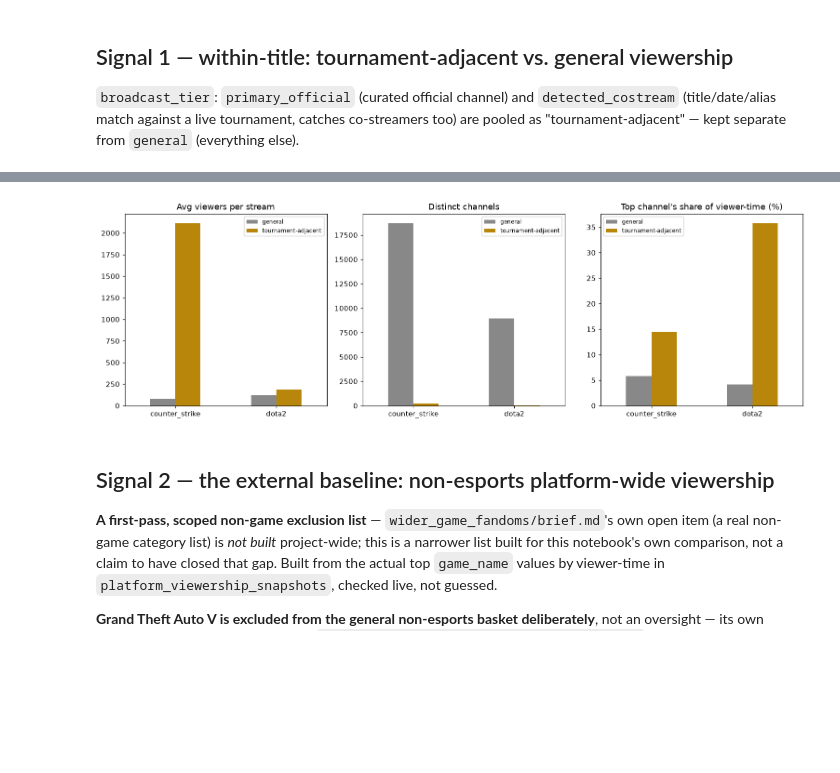
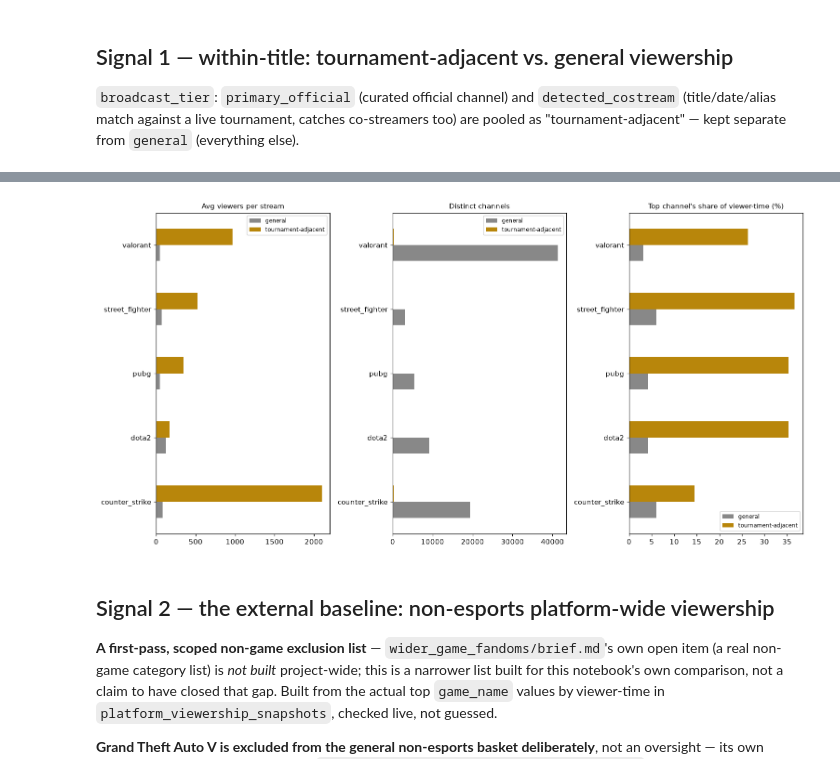
Before and after one commit to JacobH1994/fandomdatapuller, a Jupyter notebook: research/foundations/esports_vs_game_fandom_signal_model/notebooks/tournament_window_comparison.ipynb, the cells around one changed output, grey strips where cells are left out. Cells and saved outputs as stored; diff of their text form; code cells hidden in the pictures; blank space fills up the shorter version.

```diff
--- a/research/foundations/esports_vs_game_fandom_signal_model/notebooks/tournament_window_comparison.ipynb
+++ b/research/foundations/esports_vs_game_fandom_signal_model/notebooks/tournament_window_comparison.ipynb
@@ -81,7 +87,8 @@ separate from `general` (everything else).
 tier_rows = conn.execute('''
     SELECT title_id, broadcast_tier, channel_id, viewer_count, language
     FROM viewership_snapshots
-    WHERE title_id IN ('counter_strike', 'dota2') AND broadcast_tier IS NOT NULL
+    WHERE title_id IN ('counter_strike', 'dota2', 'street_fighter', 'valorant', 'pubg')
+      AND broadcast_tier IS NOT NULL
 ''').fetchall()
 tier_df = pd.DataFrame(tier_rows, columns=["title_id", "broadcast_tier", "channel_id", "viewer_count", "language"])
 tier_df["group"] = tier_df["broadcast_tier"].map({
@@ -115,25 +128,24 @@ within_title
 # %%
-fig, axes = plt.subplots(1, 3, figsize=(14, 4.5))
+fig, axes = plt.subplots(1, 3, figsize=(14, 7))
 plot_df = within_title.reset_index()
 
 for ax, metric, title in zip(
     axes,
     ["avg_viewers", "distinct_channels", "top_channel_share_pct"],
     ["Avg viewers per stream", "Distinct channels", "Top channel's share of viewer-time (%)"],
 ):
     pivot = plot_df.pivot(index="title_id", columns="group", values=metric)
     pivot = pivot[["general", "tournament-adjacent"]]
-    pivot.plot(kind="bar", ax=ax, color=["#888888", "#b8860b"])
-    ax.set_title(title)
-    ax.set_xlabel("")
-    ax.tick_params(axis="x", rotation=0)
+    pivot.plot(kind="barh", ax=ax, color=["#888888", "#b8860b"])
+    ax.set_title(title, fontsize=10)
+    ax.set_ylabel("")
     ax.legend(fontsize=8)
 
 plt.tight_layout()
 plt.savefig(Path.cwd() / "_signal_fig1_within_title.png", dpi=110)
 plt.show()
 # %% [output]
-[figure, old version]
+[figure, new version]
 # %% [markdown]
 ## Signal 2 — the external baseline: non-esports platform-wide viewership
 
```
Also changed, not shown: parts of 6 cells of this notebook, 2 other files.
